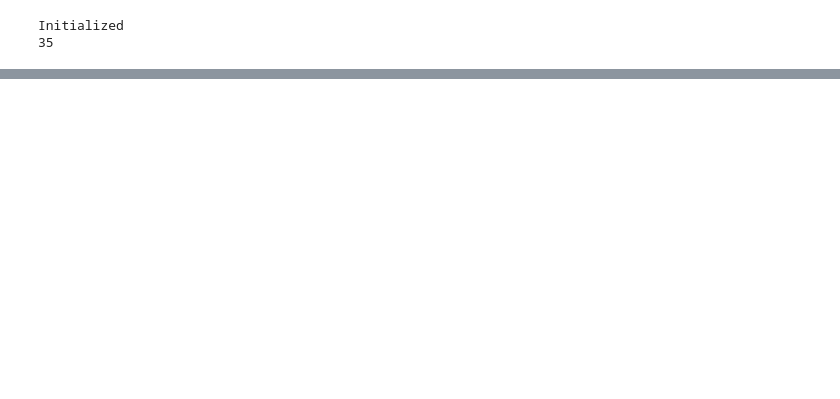
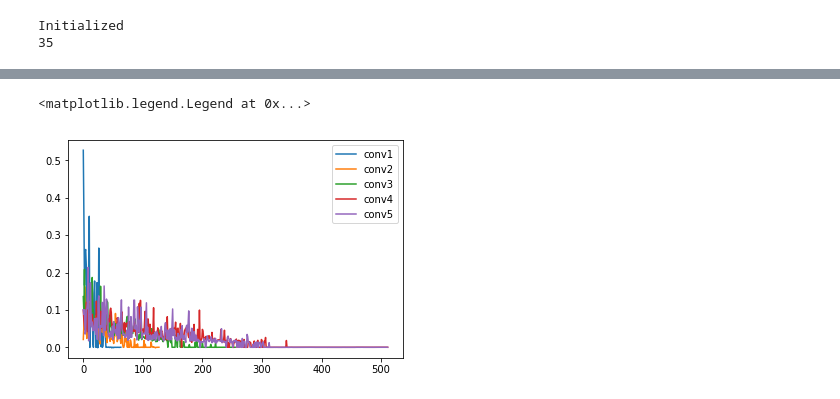
Before and after one commit to twcmchang/DLCV2018SPRING, a Jupyter notebook: final/dev-test.ipynb, the cells around one changed output, grey strips where cells are left out. Saved outputs shown, nothing was run; the diff lists cells and outputs as text; code cells hidden in the pictures; blank space fills up the shorter version.

```diff
--- a/final/dev-test.ipynb
+++ b/final/dev-test.ipynb
@@ -224,0 +314,2 @@ doutput.to_csv("pred_val81_CL_v3-cont_dynamic_gap_L5_v3_rescale0-1_save_linear.c
+# %%
+a = np.load("/home/cmchang/DLCV2018SPRING/final/finetune_gap_v3_rescale0-1_save_linear/sparse_dict.npy", encoding='latin1').item()
@@ -224,0 +340,12 @@ doutput.to_csv("pred_val81_CL_v3-cont_dynamic_gap_L5_v3_rescale0-1_save_linear.c
+# %%
+import matplotlib.pyplot as plt
+%matplotlib inline
+plt.plot(range(len(a['conv1_1_gamma'])), a['conv1_1_gamma'], label="conv1")
+plt.plot(range(len(a['conv2_1_gamma'])), a['conv2_1_gamma'], label="conv2")
+plt.plot(range(len(a['conv3_1_gamma'])), a['conv3_1_gamma'], label="conv3")
+plt.plot(range(len(a['conv4_1_gamma'])), a['conv4_1_gamma'], label="conv4")
+plt.plot(range(len(a['conv5_1_gamma'])), a['conv5_1_gamma'], label="conv5")
+plt.legend()
+# %% [output]
+<matplotlib.legend.Legend at 0x...>
+[figure, added]
```
Also changed, not shown: parts of 26 cells of this notebook, 3 other files.
